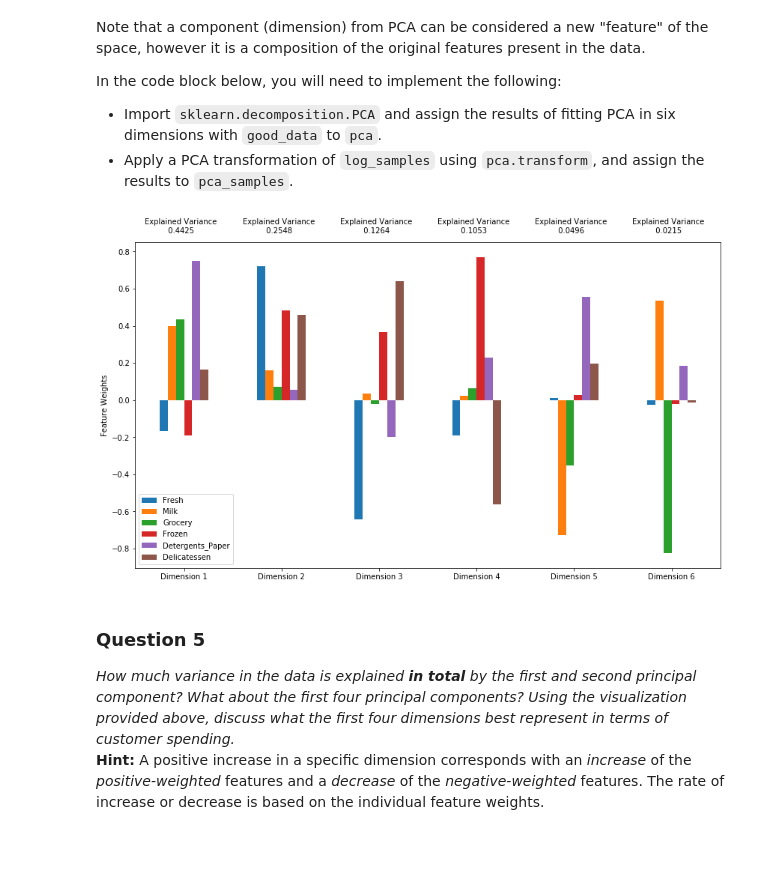
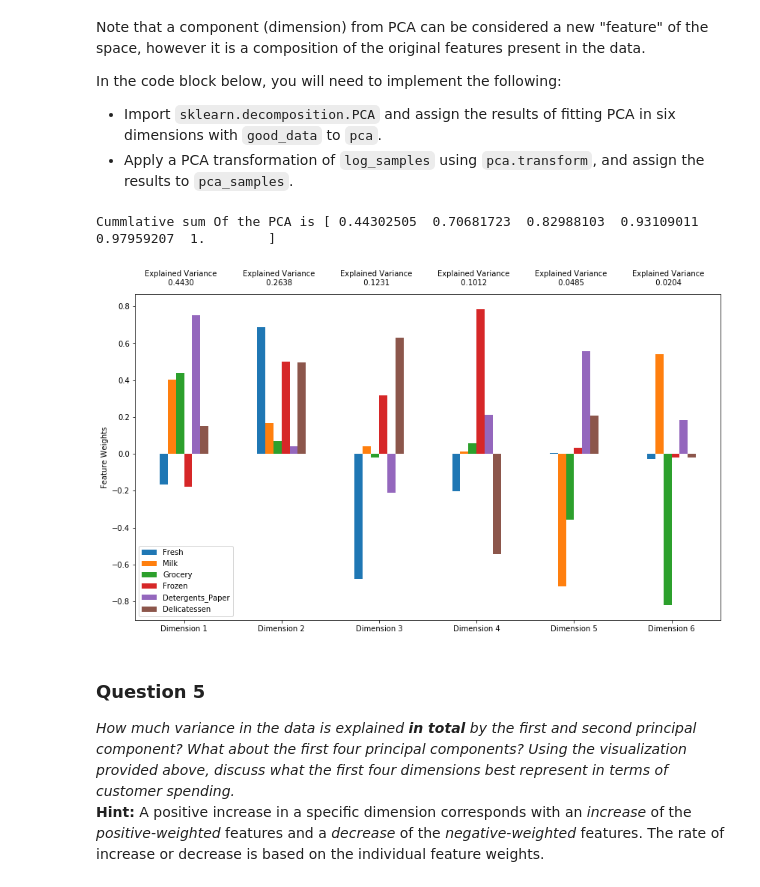
Before and after one commit to bharathklogan/MLND, a Jupyter notebook: projects/customer_segments/customer_segments.ipynb, the cells around one changed output. Saved outputs shown, nothing was run; the diff lists cells and outputs as text; code cells hidden in the pictures; blank space fills up the shorter version.

```diff
--- a/projects/customer_segments/customer_segments.ipynb
+++ b/projects/customer_segments/customer_segments.ipynb
@@ -227,7 +237,7 @@ for feature in log_data.keys():
     Q3 = np.percentile(log_data[feature], 75)
 
     # TODO: Use the interquartile range to calculate an outlier step (1.5 times the interquartile range)
-    step = (Q3 - Q1) * 1.25
+    step = (Q3 - Q1) * 1.5
 
     # Display the outliers
     print "Data points considered outliers for the feature '{}':".format(feature)
@@ -243,6 +253,17 @@ outliers = sorted(list(set(outlier)))
 print "Outliers are", outliers
 # Remove the outliers, if any were specified
 good_data = log_data.drop(log_data.index[outliers]).reset_index(drop = True)
+
+
+# Heatmap using percentiles to display outlier data
+#import matplotlib.pyplot as plt
+#import seaborn as sns
+#percentiles = data.rank(pct=True)
+#print "Percentiles of data rank", percentiles
+#percentiles = percentiles.iloc[outliers]
+#plt.title('Multiple Outliers Heatmap', fontsize=14)
+#heat = sns.heatmap(percentiles, annot=True)
+#display(heat)
 # %% [output]
 Data points considered outliers for the feature 'Fresh':
 |  | Fresh | Milk | Grocery | Frozen | Detergents_Paper | Delicatessen |
@@ -360,16 +363,21 @@ In the code block below, you will need to implement the following:
 # %%
 from sklearn.decomposition import PCA
 # TODO: Apply PCA by fitting the good data with the same number of dimensions as features
 pca = PCA(n_components=6)
 pca.fit(good_data)
 
 # TODO: Transform log_samples using the PCA fit above
 pca_samples = pca.transform(log_samples)
 
 # Generate PCA results plot
 pca_results = vs.pca_results(good_data, pca)
+
+cumm_sum = np.cumsum(pca.explained_variance_ratio_)
+
+print "Cummlative sum Of the PCA is", cumm_sum
 # %% [output]
+Cummlative sum Of the PCA is [ 0.44302505  0.70681723  0.82988103  0.93109011  0.97959207  1.        ]
-[figure, old version]
+[figure, new version]
 # %% [markdown]
 ### Question 5
 *How much variance in the data is explained* ***in total*** *by the first and second principal component? What about the first four principal components? Using the visualization provided above, discuss what the first four dimensions best represent in terms of customer spending.*
```
Also changed, not shown: parts of 18 cells of this notebook, 1 other file.
